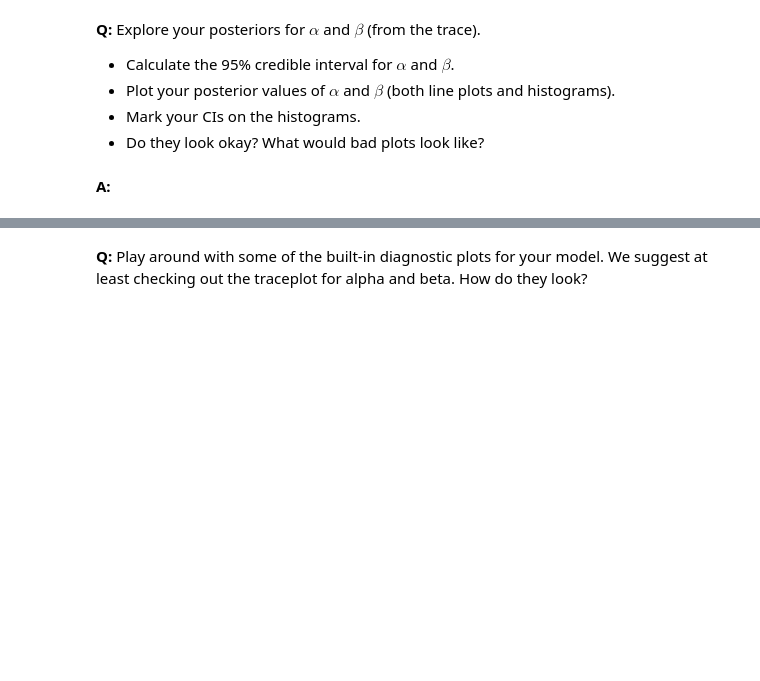
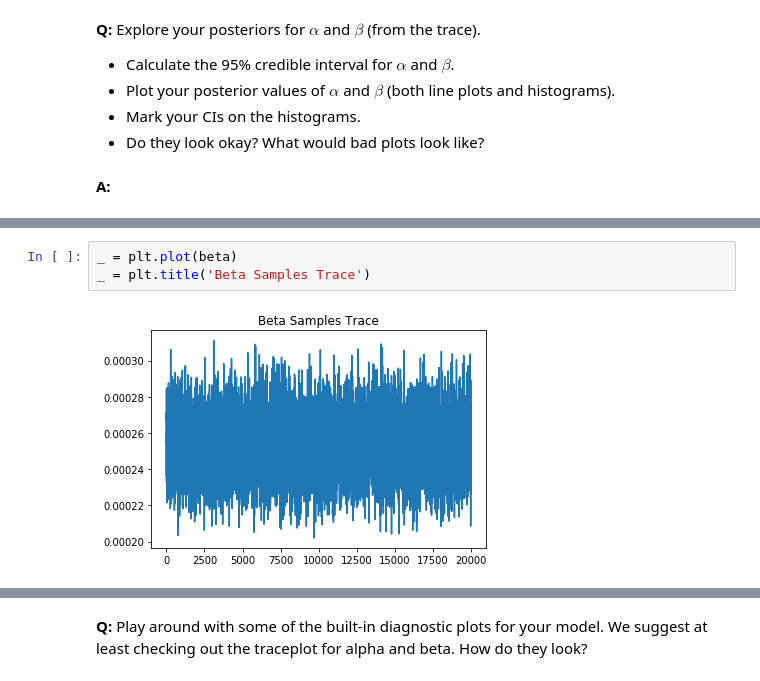
Before and after one commit to xandramichel/Springboard, a Jupyter notebook: MiniProjects/8.3 Bayesian Stats/inferential_statistics_3-Q.ipynb, the cells around one changed output, grey strips where cells are left out. Drawn from its saved outputs; the diff is of its cells as text; blank space fills up the shorter version.

```diff
--- a/MiniProjects/8.3 Bayesian Stats/inferential_statistics_3-Q.ipynb
+++ b/MiniProjects/8.3 Bayesian Stats/inferential_statistics_3-Q.ipynb
@@ -98,0 +149,5 @@ __A:__
+# %%
+_ = plt.plot(beta)
+_ = plt.title('Beta Samples Trace')
+# %% [output]
+[figure, added]
```
Also changed, not shown: parts of 18 cells of this notebook, 1 other file.
